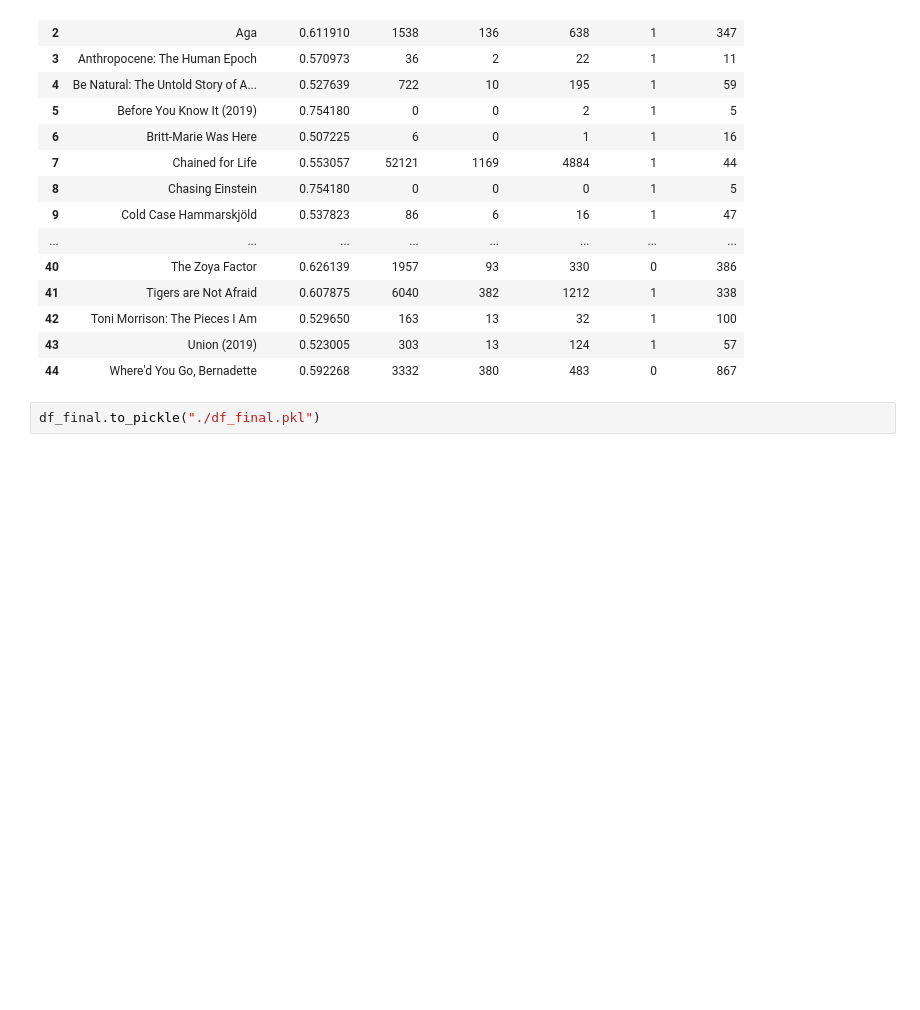
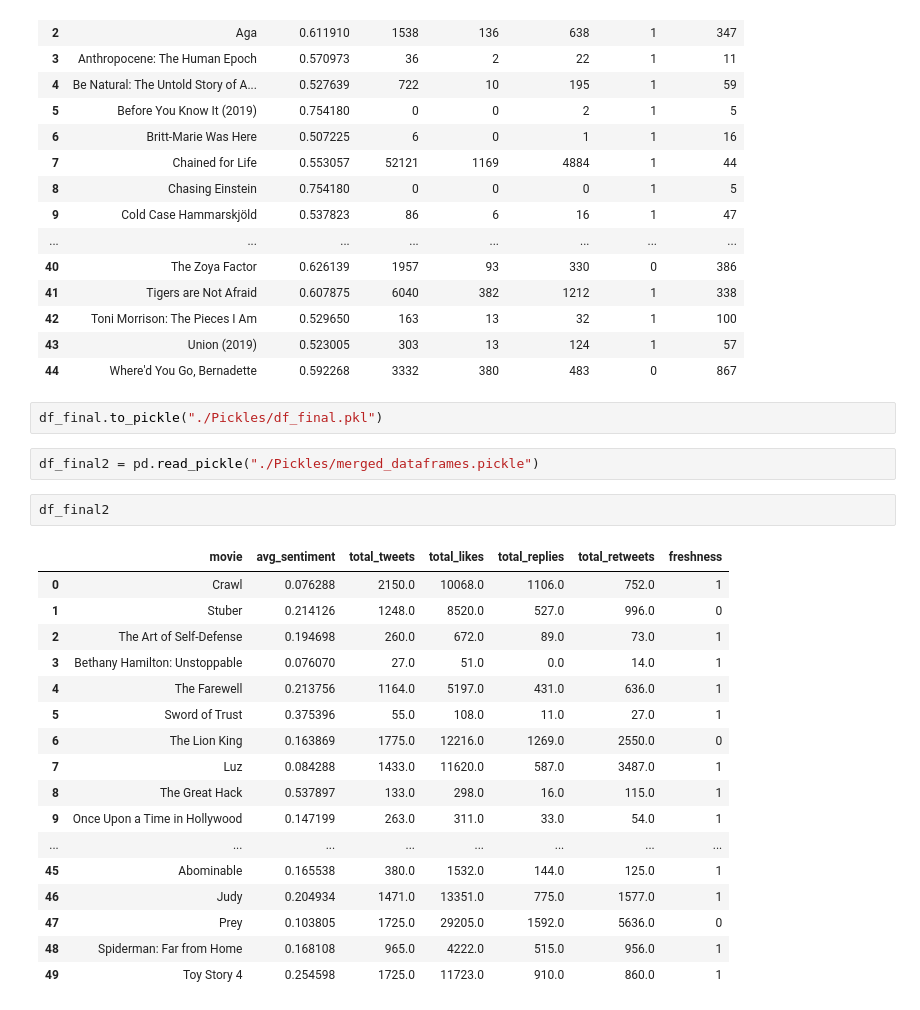
Before and after one commit to JonBebi/TrailerProphet, a Jupyter notebook: Twint.ipynb, the cells around one changed output. Cells and saved outputs as stored; diff of their text form; blank space fills up the shorter version.

```diff
--- a/Twint.ipynb
+++ b/Twint.ipynb
@@ -485,4 +534,26 @@ df_final
 | 43 | Union (2019) | 0.523005 | 303 | 13 | 124 | 1 | 57 |
 | 44 | Where'd You Go, Bernadette | 0.592268 | 3332 | 380 | 483 | 0 | 867 |
 # %%
-df_final.to_pickle("./df_final.pkl")
+df_final.to_pickle("./Pickles/df_final.pkl")
+# %%
+df_final2 = pd.read_pickle("./Pickles/merged_dataframes.pickle")
+# %%
+df_final2
+# %% [output]
+|  | movie | avg_sentiment | total_tweets | total_likes | total_replies | total_retweets | freshness |
+| 0 | Crawl | 0.076288 | 2150.0 | 10068.0 | 1106.0 | 752.0 | 1 |
+| 1 | Stuber | 0.214126 | 1248.0 | 8520.0 | 527.0 | 996.0 | 0 |
+| 2 | The Art of Self-Defense | 0.194698 | 260.0 | 672.0 | 89.0 | 73.0 | 1 |
+| 3 | Bethany Hamilton: Unstoppable | 0.076070 | 27.0 | 51.0 | 0.0 | 14.0 | 1 |
+| 4 | The Farewell | 0.213756 | 1164.0 | 5197.0 | 431.0 | 636.0 | 1 |
+| 5 | Sword of Trust | 0.375396 | 55.0 | 108.0 | 11.0 | 27.0 | 1 |
+| 6 | The Lion King | 0.163869 | 1775.0 | 12216.0 | 1269.0 | 2550.0 | 0 |
+| 7 | Luz | 0.084288 | 1433.0 | 11620.0 | 587.0 | 3487.0 | 1 |
+| 8 | The Great Hack | 0.537897 | 133.0 | 298.0 | 16.0 | 115.0 | 1 |
+| 9 | Once Upon a Time in Hollywood | 0.147199 | 263.0 | 311.0 | 33.0 | 54.0 | 1 |
+| ... | ... | ... | ... | ... | ... | ... | ... |
+| 45 | Abominable | 0.165538 | 380.0 | 1532.0 | 144.0 | 125.0 | 1 |
+| 46 | Judy | 0.204934 | 1471.0 | 13351.0 | 775.0 | 1577.0 | 1 |
+| 47 | Prey | 0.103805 | 1725.0 | 29205.0 | 1592.0 | 5636.0 | 0 |
+| 48 | Spiderman: Far from Home | 0.168108 | 965.0 | 4222.0 | 515.0 | 956.0 | 1 |
+| 49 | Toy Story 4 | 0.254598 | 1725.0 | 11723.0 | 910.0 | 860.0 | 1 |
```
Also changed, not shown: parts of 52 cells of this notebook.
